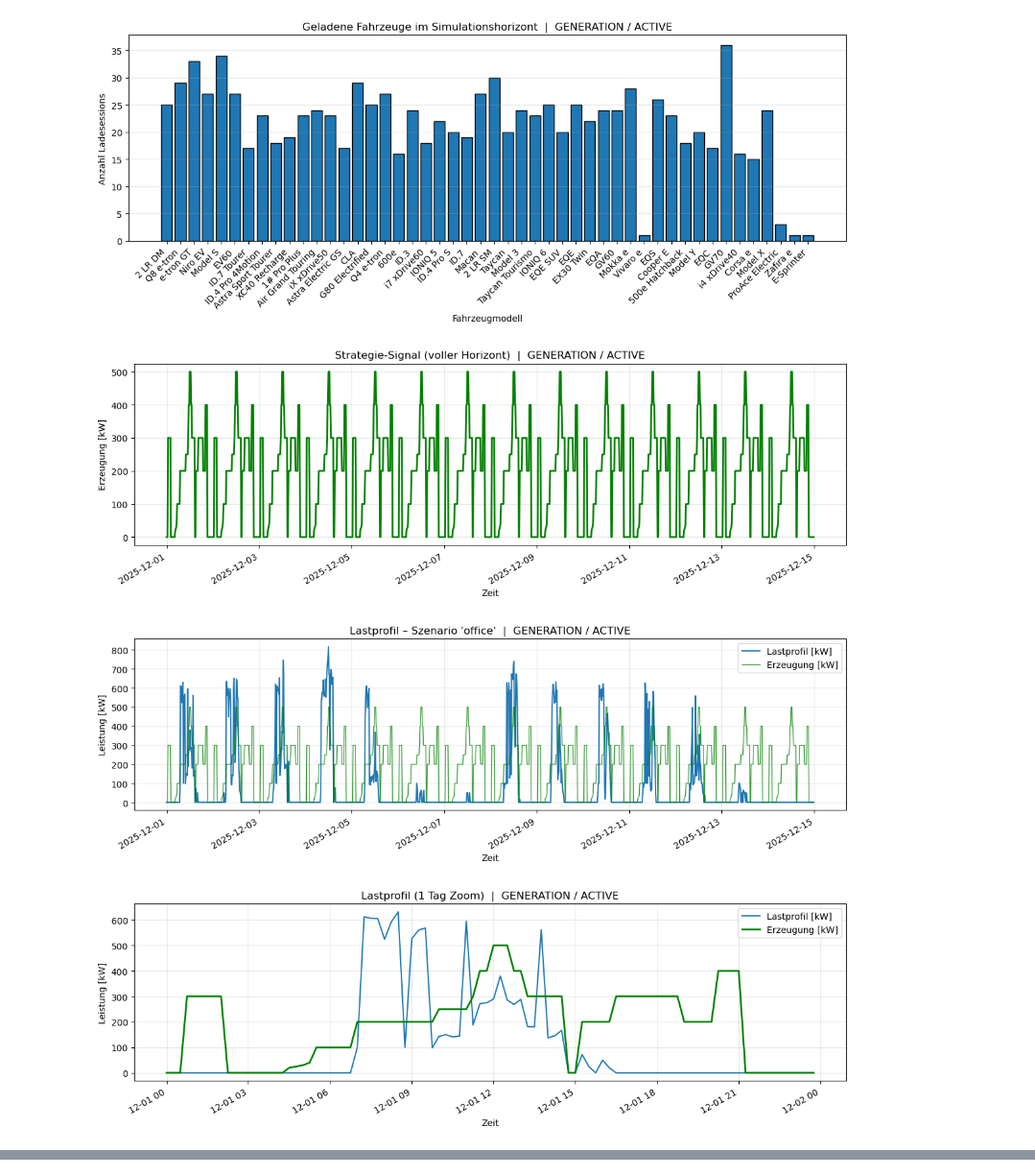
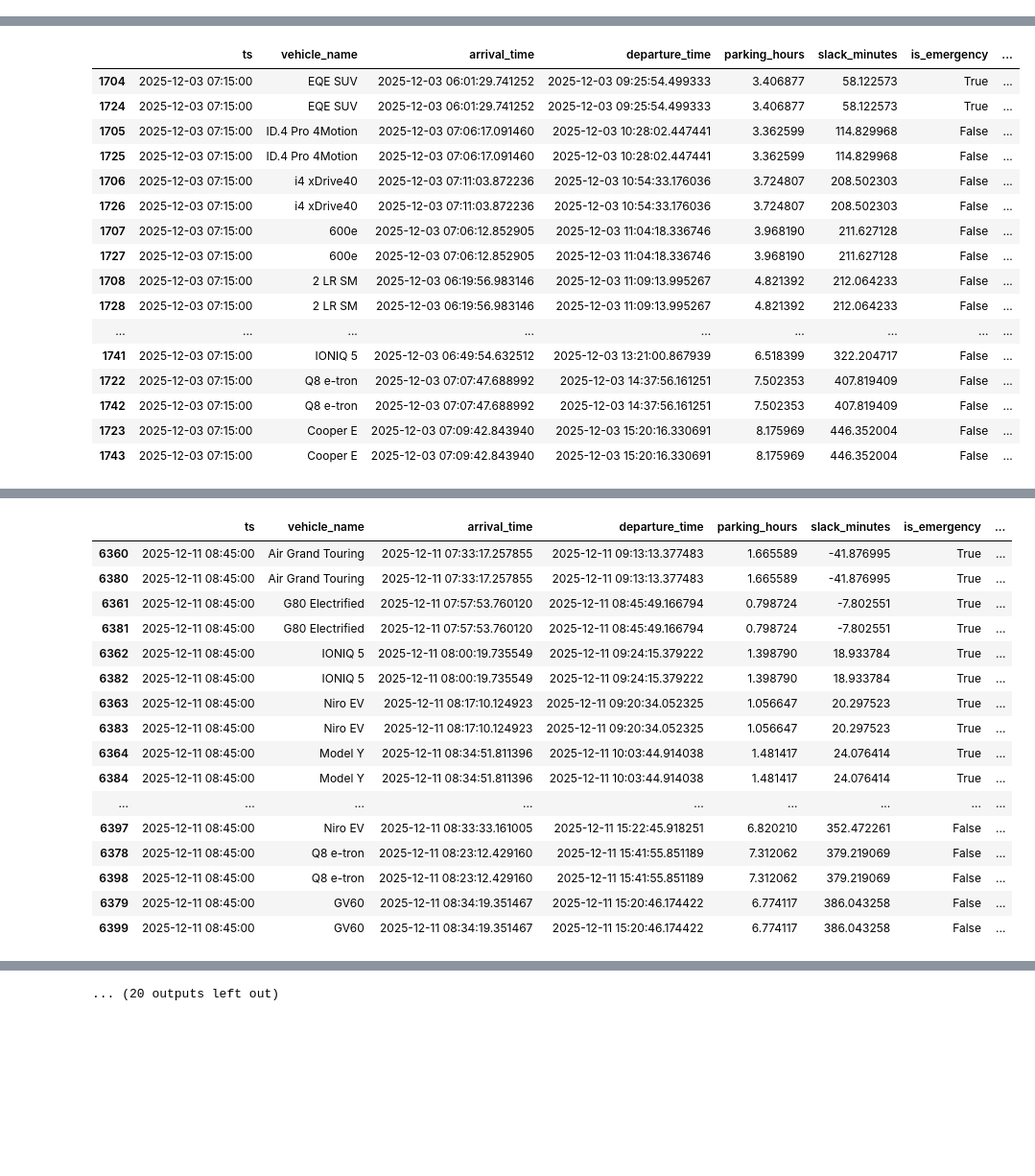
Before and after one commit to AndreG-16/SimLIS, a Jupyter notebook: Notebooks/run_simulation.ipynb, the cells around one changed output, grey strips where cells are left out. Shown at 96% size. Drawn from its saved outputs; the diff is of its cells as text; code cells hidden in the pictures; blank space fills up the shorter version.

```diff
--- a/Notebooks/run_simulation.ipynb
+++ b/Notebooks/run_simulation.ipynb
@@ -166,7 +166,6 @@ if debug_rows is not None and len(debug_rows) > 0:
             cols = [
                 "ts",
                 "vehicle_name",
-                "vehicle_class",
                 "arrival_time",
                 "departure_time",
                 "parking_hours",
@@ -623,4 +607,0 @@ Fahrzeug: Astra Sport Tourer, Ankunft: 2025-12-01 07:03:16.250415, Abfahrt: 2025
-[figure, removed]
-[figure, removed]
-[figure, removed]
-[figure, removed]
@@ -626,0 +621,17 @@ Fahrzeug: Astra Sport Tourer, Ankunft: 2025-12-01 07:03:16.250415, Abfahrt: 2025
+|  | ts | vehicle_name | arrival_time | departure_time | parking_hours | slack_minutes | is_emergency | ... |
+| 1704 | 2025-12-03 07:15:00 | EQE SUV | 2025-12-03 06:01:29.741252 | 2025-12-03 09:25:54.499333 | 3.406877 | 58.122573 | True | ... |
+| 1724 | 2025-12-03 07:15:00 | EQE SUV | 2025-12-03 06:01:29.741252 | 2025-12-03 09:25:54.499333 | 3.406877 | 58.122573 | True | ... |
+| 1705 | 2025-12-03 07:15:00 | ID.4 Pro 4Motion | 2025-12-03 07:06:17.091460 | 2025-12-03 10:28:02.447441 | 3.362599 | 114.829968 | False | ... |
+| 1725 | 2025-12-03 07:15:00 | ID.4 Pro 4Motion | 2025-12-03 07:06:17.091460 | 2025-12-03 10:28:02.447441 | 3.362599 | 114.829968 | False | ... |
+| 1706 | 2025-12-03 07:15:00 | i4 xDrive40 | 2025-12-03 07:11:03.872236 | 2025-12-03 10:54:33.176036 | 3.724807 | 208.502303 | False | ... |
+| 1726 | 2025-12-03 07:15:00 | i4 xDrive40 | 2025-12-03 07:11:03.872236 | 2025-12-03 10:54:33.176036 | 3.724807 | 208.502303 | False | ... |
+| 1707 | 2025-12-03 07:15:00 | 600e | 2025-12-03 07:06:12.852905 | 2025-12-03 11:04:18.336746 | 3.968190 | 211.627128 | False | ... |
+| 1727 | 2025-12-03 07:15:00 | 600e | 2025-12-03 07:06:12.852905 | 2025-12-03 11:04:18.336746 | 3.968190 | 211.627128 | False | ... |
+| 1708 | 2025-12-03 07:15:00 | 2 LR SM | 2025-12-03 06:19:56.983146 | 2025-12-03 11:09:13.995267 | 4.821392 | 212.064233 | False | ... |
+| 1728 | 2025-12-03 07:15:00 | 2 LR SM | 2025-12-03 06:19:56.983146 | 2025-12-03 11:09:13.995267 | 4.821392 | 212.064233 | False | ... |
+| ... | ... | ... | ... | ... | ... | ... | ... | ... |
+| 1741 | 2025-12-03 07:15:00 | IONIQ 5 | 2025-12-03 06:49:54.632512 | 2025-12-03 13:21:00.867939 | 6.518399 | 322.204717 | False | ... |
+| 1722 | 2025-12-03 07:15:00 | Q8 e-tron | 2025-12-03 07:07:47.688992 | 2025-12-03 14:37:56.161251 | 7.502353 | 407.819409 | False | ... |
+| 1742 | 2025-12-03 07:15:00 | Q8 e-tron | 2025-12-03 07:07:47.688992 | 2025-12-03 14:37:56.161251 | 7.502353 | 407.819409 | False | ... |
+| 1723 | 2025-12-03 07:15:00 | Cooper E | 2025-12-03 07:09:42.843940 | 2025-12-03 15:20:16.330691 | 8.175969 | 446.352004 | False | ... |
+| 1743 | 2025-12-03 07:15:00 | Cooper E | 2025-12-03 07:09:42.843940 | 2025-12-03 15:20:16.330691 | 8.175969 | 446.352004 | False | ... |
@@ -626,0 +639,17 @@ Fahrzeug: Astra Sport Tourer, Ankunft: 2025-12-01 07:03:16.250415, Abfahrt: 2025
+|  | ts | vehicle_name | arrival_time | departure_time | parking_hours | slack_minutes | is_emergency | ... |
+| 6360 | 2025-12-11 08:45:00 | Air Grand Touring | 2025-12-11 07:33:17.257855 | 2025-12-11 09:13:13.377483 | 1.665589 | -41.876995 | True | ... |
+| 6380 | 2025-12-11 08:45:00 | Air Grand Touring | 2025-12-11 07:33:17.257855 | 2025-12-11 09:13:13.377483 | 1.665589 | -41.876995 | True | ... |
+| 6361 | 2025-12-11 08:45:00 | G80 Electrified | 2025-12-11 07:57:53.760120 | 2025-12-11 08:45:49.166794 | 0.798724 | -7.802551 | True | ... |
+| 6381 | 2025-12-11 08:45:00 | G80 Electrified | 2025-12-11 07:57:53.760120 | 2025-12-11 08:45:49.166794 | 0.798724 | -7.802551 | True | ... |
+| 6362 | 2025-12-11 08:45:00 | IONIQ 5 | 2025-12-11 08:00:19.735549 | 2025-12-11 09:24:15.379222 | 1.398790 | 18.933784 | True | ... |
+| 6382 | 2025-12-11 08:45:00 | IONIQ 5 | 2025-12-11 08:00:19.735549 | 2025-12-11 09:24:15.379222 | 1.398790 | 18.933784 | True | ... |
+| 6363 | 2025-12-11 08:45:00 | Niro EV | 2025-12-11 08:17:10.124923 | 2025-12-11 09:20:34.052325 | 1.056647 | 20.297523 | True | ... |
+| 6383 | 2025-12-11 08:45:00 | Niro EV | 2025-12-11 08:17:10.124923 | 2025-12-11 09:20:34.052325 | 1.056647 | 20.297523 | True | ... |
+| 6364 | 2025-12-11 08:45:00 | Model Y | 2025-12-11 08:34:51.811396 | 2025-12-11 10:03:44.914038 | 1.481417 | 24.076414 | True | ... |
+| 6384 | 2025-12-11 08:45:00 | Model Y | 2025-12-11 08:34:51.811396 | 2025-12-11 10:03:44.914038 | 1.481417 | 24.076414 | True | ... |
+| ... | ... | ... | ... | ... | ... | ... | ... | ... |
+| 6397 | 2025-12-11 08:45:00 | Niro EV | 2025-12-11 08:33:33.161005 | 2025-12-11 15:22:45.918251 | 6.820210 | 352.472261 | False | ... |
+| 6378 | 2025-12-11 08:45:00 | Q8 e-tron | 2025-12-11 08:23:12.429160 | 2025-12-11 15:41:55.851189 | 7.312062 | 379.219069 | False | ... |
+| 6398 | 2025-12-11 08:45:00 | Q8 e-tron | 2025-12-11 08:23:12.429160 | 2025-12-11 15:41:55.851189 | 7.312062 | 379.219069 | False | ... |
+| 6379 | 2025-12-11 08:45:00 | GV60 | 2025-12-11 08:34:19.351467 | 2025-12-11 15:20:46.174422 | 6.774117 | 386.043258 | False | ... |
+| 6399 | 2025-12-11 08:45:00 | GV60 | 2025-12-11 08:34:19.351467 | 2025-12-11 15:20:46.174422 | 6.774117 | 386.043258 | False | ... |
@@ -626,0 +693 @@ Fahrzeug: Astra Sport Tourer, Ankunft: 2025-12-01 07:03:16.250415, Abfahrt: 2025
+... (20 outputs left out)
```
Also changed, not shown: parts of 1 cell of this notebook, 1 other file.
